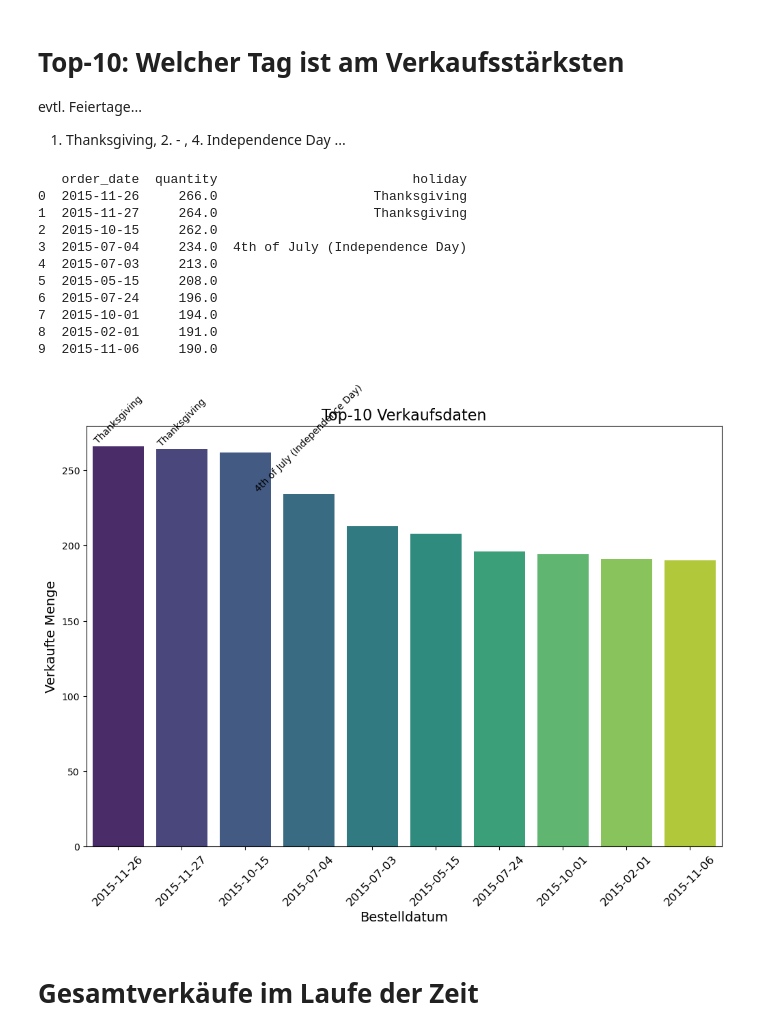
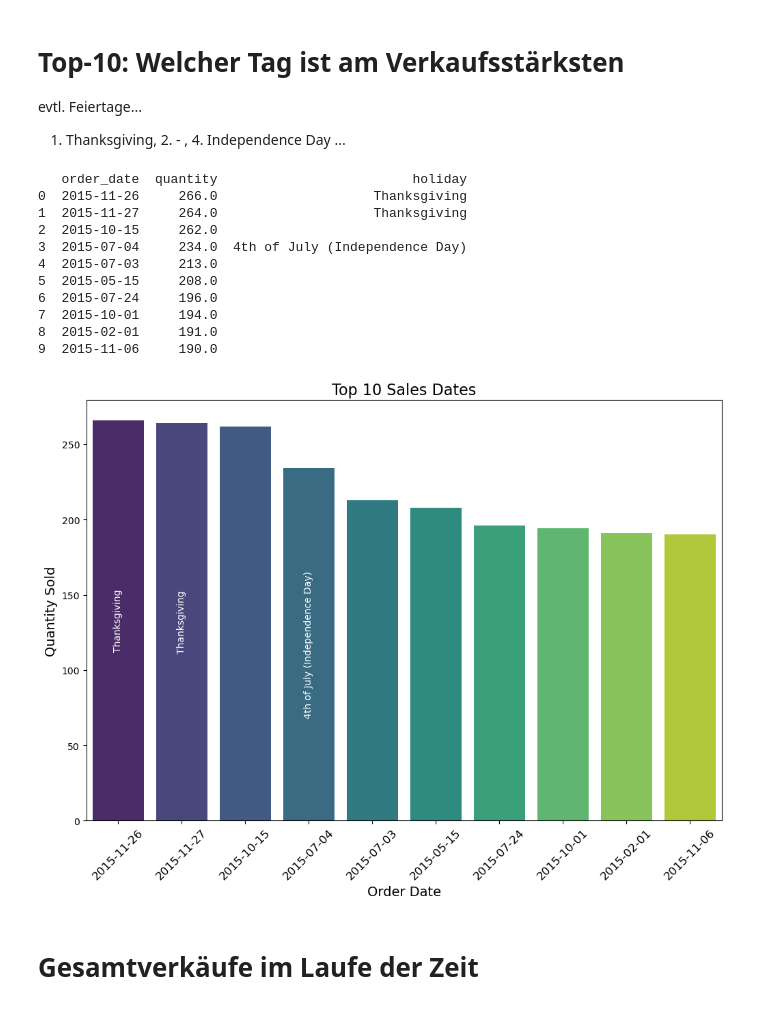
Before and after one commit to dasrinkana/pizza_sales, a Jupyter notebook: pizza.ipynb, the cells around one changed output. Drawn from its saved outputs; the diff is of its cells as text; code cells hidden in the pictures.

```diff
--- a/pizza.ipynb
+++ b/pizza.ipynb
@@ -164,14 +164,28 @@ Anzahl der meistverkauften Pizza an diesem Tag: 22.0
 Wie viel Geld geben die Leute für welche Pizza aus?
 Antwort: The Thai Chicken Pizza. Lohnt sich wohl mehr für den Preis
 # %%
+total_price = data.groupby(['pizza_name', 'total_price'])['total_price'].sum()
+top_10_total_price = total_price.sort_values(ascending=False).head(10)
+print(top_10_total_price)
+top_10_total_price.plot(kind='bar', title='Top-10 Revenue per Pizza')
+
 total_price = data.groupby('pizza_name')['total_price'].sum()
 top_10_total_price = total_price.sort_values(ascending=False).head(10)
 print(top_10_total_price)
 
-plt.figure(figsize=(12, 8))
-sns.barplot(x=top_10_total_price.values, y=top_10_total_price.index, palette='viridis')
-plt.title('Top-10 Umsatzstärksten Pizzen', fontsize=16)
-plt.xlabel('Gesamtumsatz', fontsize=14)
+# Anzeige des Einzelpreises für jede Pizza
+unit_prices = data.groupby('pizza_name')['unit_price'].mean()
+print("\nUnit prices for each pizza:")
+print(unit_prices.head(10))
+
+# Erstellung des Balkendiagramms für die Top-10 umsatzstärksten Pizzen
+fig, ax = plt.subplots(figsize=(12, 8))
+sns.barplot(x=top_10_total_price.values, y=top_10_total_price.index, palette='viridis', ax=ax)
+for i, (value, name) in enumerate(zip(top_10_total_price.values, top_10_total_price.index)):
+    unit_price = unit_prices[name]
+    ax.text(value, i, f'€{unit_price:.2f}', va='center', ha='left', fontsize=12)
+plt.title('Top-10 Pizzas by Revenue with Unit Prices', fontsize=16)
+plt.xlabel('Total Revenue', fontsize=14)
 plt.ylabel('Pizza Name', fontsize=14)
 plt.xticks(fontsize=12)
 plt.yticks(fontsize=12)
@@ -291,43 +311,42 @@ holiday_names = {
     '2015-12-25': 'Christmas Day',
 }
 def map_holidays(date):
     return holiday_names.get(date, '')
 
 
 # Erstelle eine neue Spalte für die Feiertagsnamen
 top10_sales_date = top10_sales_date.reset_index()
 top10_sales_date['holiday'] = top10_sales_date['order_date'].astype(str).map(map_holidays)
-
-# Ausgabe der Top 10 Verkaufsdaten mit Feiertagsnamen
 print(top10_sales_date)
 
-# Erstelle eine ansprechende Balkengrafik
 plt.figure(figsize=(12, 8))
 sns.barplot(x='order_date', y='quantity', data=top10_sales_date, palette='viridis')
-plt.title('Top-10 Verkaufsdaten', fontsize=16)
-plt.xlabel('Bestelldatum', fontsize=14)
-plt.ylabel('Verkaufte Menge', fontsize=14)
+plt.title('Top 10 Sales Dates', fontsize=16)
+plt.xlabel('Order Date', fontsize=14)
+plt.ylabel('Quantity Sold', fontsize=14)
 plt.xticks(rotation=45, fontsize=12)
 
-# Feiertagsnamen als Beschriftungen hinzufügen
+# Feiuertrage anzeigen in Balken
 for i in range(len(top10_sales_date)):
-    plt.text(i, top10_sales_date['quantity'][i] + 0.5, top10_sales_date['holiday'][i],
-             ha='center', va='bottom', fontsize=10, color='black', rotation=45)
+    holiday = top10_sales_date['holiday'][i]
+    quantity = top10_sales_date['quantity'][i]
+    if holiday:  # Nur wenn ein Feiertag vorhanden ist, wird er angezeigt
+        plt.text(i, quantity / 2, holiday, ha='center', va='center', fontsize=10, color='white', rotation=90)
 
 plt.show()
 # %% [output]
    order_date  quantity                         holiday
 0  2015-11-26     266.0                    Thanksgiving
 1  2015-11-27     264.0                    Thanksgiving
 2  2015-10-15     262.0
 3  2015-07-04     234.0  4th of July (Independence Day)
 4  2015-07-03     213.0
 5  2015-05-15     208.0
 6  2015-07-24     196.0
 7  2015-10-01     194.0
 8  2015-02-01     191.0
 9  2015-11-06     190.0
-[figure, old version]
+[figure, new version]
 # %% [markdown]
 # Gesamtverkäufe im Laufe der Zeit
 # %%
```
Also changed, not shown: parts of 12 cells of this notebook.
